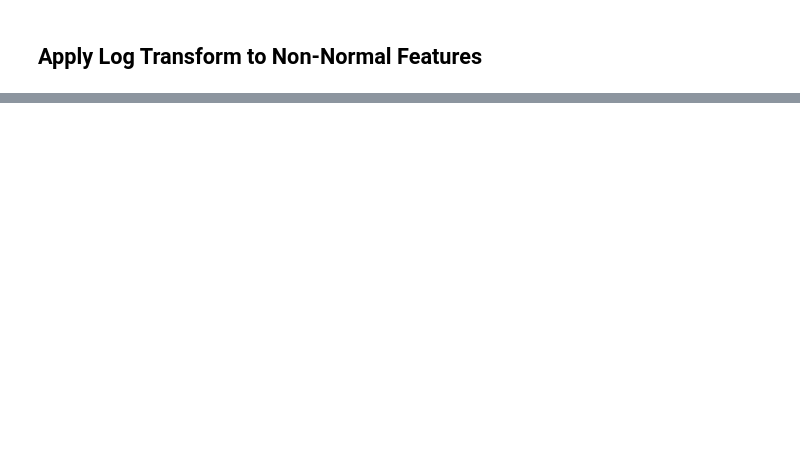
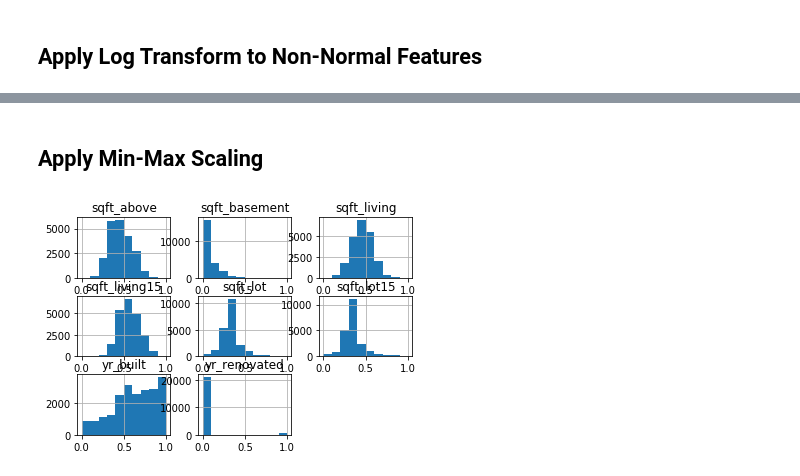
Before and after one commit to andymdc31/flatiron_project1, a Jupyter notebook: flatiron_project1/dsc-v2-mod1-final-project-online-ds-ft-081219/student.ipynb, the cells around one changed output, grey strips where cells are left out. Cells and saved outputs as stored; diff of their text form; code cells hidden in the pictures; blank space fills up the shorter version.

```diff
--- a/flatiron_project1/dsc-v2-mod1-final-project-online-ds-ft-081219/student.ipynb
+++ b/flatiron_project1/dsc-v2-mod1-final-project-online-ds-ft-081219/student.ipynb
@@ -379,0 +412,9 @@ sns.heatmap(imputed_df.corr(), center=0);
+# %%
+#Remove old variables columns
+df = df.drop(['bedrooms', 'bathrooms', 'floors', 'waterfront', 'view', 'grade',
+                     'condition', 'lat', 'long'], axis=1)
+# %%
+#Add new dummy columns
+df = pd.concat([df, bedroom_dummies, bathroom_dummies, floor_dummies, waterfront_dummies,
+               view_dummies, grade_dummies, condition_dummies, lat_dummies,
+              long_dummies], axis=1)
@@ -380,2 +441,8 @@ sns.heatmap(imputed_df.corr(), center=0);
 # %% [markdown]
 ## Apply Log Transform to Non-Normal Features
+# %%
+non_normal = ['sqft_living', 'sqft_lot', 'sqft_above', 'yr_built', 'sqft_living15', 'sqft_lot15']
+df_log = pd.DataFrame([])
+for feat in non_normal:
+    df[feat] = df[feat].map(lambda x: np.log(x))
+    df_log[feat] = df[feat]
@@ -381,0 +470,18 @@ sns.heatmap(imputed_df.corr(), center=0);
+# %% [markdown]
+## Apply Min-Max Scaling
+# %%
+non_normal = ['sqft_living', 'sqft_lot', 'sqft_above', 'yr_built', 'sqft_living15',
+              'sqft_lot15', 'sqft_basement', 'yr_renovated']
+#set all datatypes to int first
+#for feat in non_normal:
+#    df[feat] = df[feat].astype('int64')
+
+df_scaled = pd.DataFrame([])
+for feat in non_normal:
+    scaled = df[feat]
+    df[feat] = (scaled-min(scaled))/(max(scaled)-min(scaled))
+    df_scaled[feat] = df[feat]
+
+df_scaled.hist();
+# %% [output]
+[figure, added]
```
Also changed, not shown: parts of 26 cells of this notebook.
